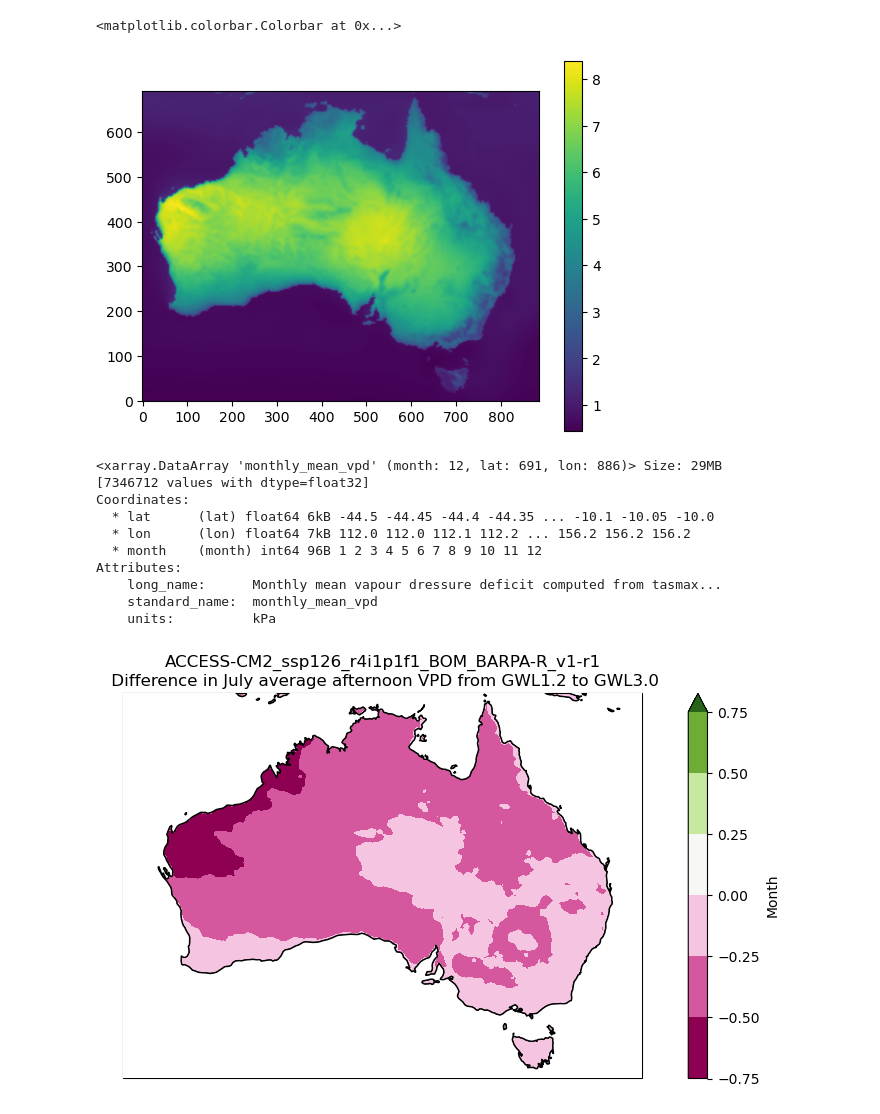
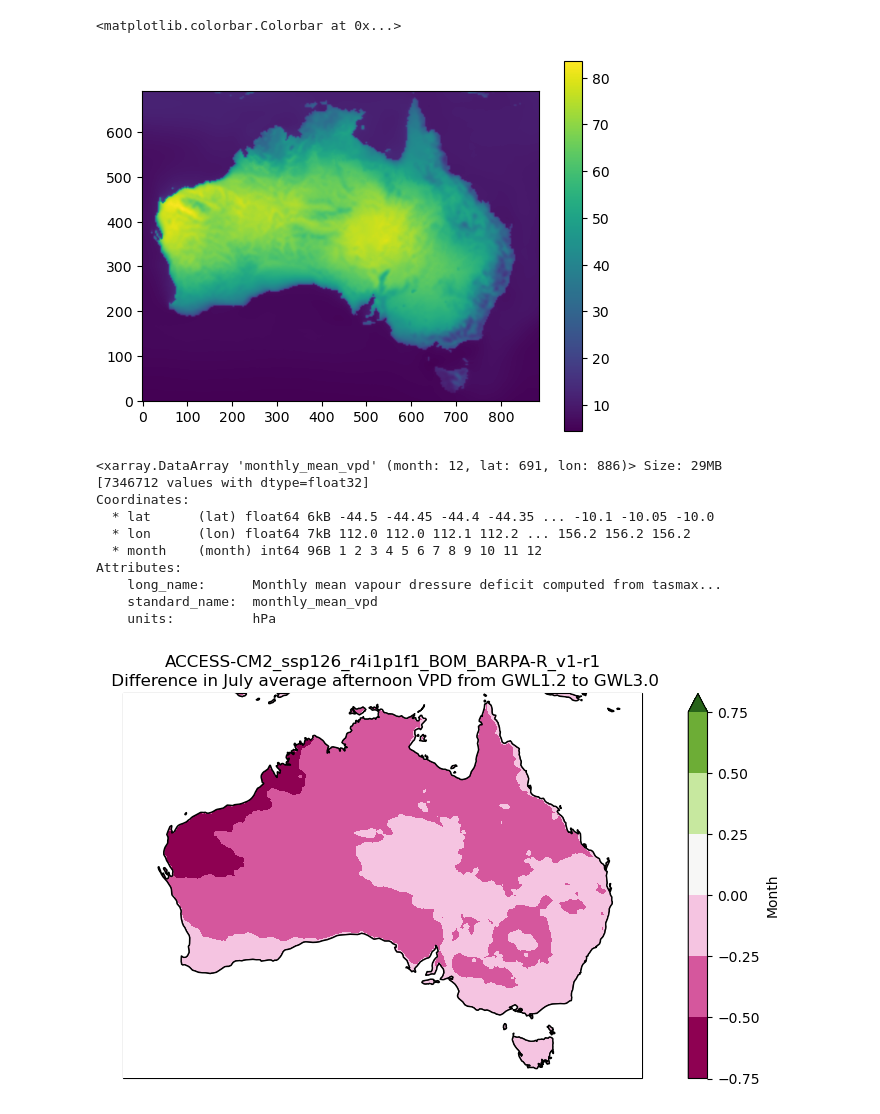
Before and after one commit to nb-bom/VPD, a Jupyter notebook: testing vpd files.ipynb, the cells around one changed output. Cells and saved outputs as stored; diff of their text form; code cells hidden in the pictures.

```diff
--- a/testing vpd files.ipynb
+++ b/testing vpd files.ipynb
@@ -47,13 +47,13 @@ plt.colorbar()
 # %%
-mean_vpr_data = xr.open_dataset("/g/data/ia39/ncra/bushfire/vpd/monthly_mean/gwl2.0_monthly_mean_vpd_ACCESS-ESM1-5_ssp370_r6i1p1f1.nc")['monthly_mean_vpd']
+mean_vpd_data = xr.open_dataset("/g/data/ia39/ncra/bushfire/vpd/monthly_mean/gwl2.0_monthly_mean_vpd_ACCESS-ESM1-5_ssp370_r6i1p1f1.nc")['monthly_mean_vpd']
 # %%
-plt.imshow(mean_vpr_data[0], origin='lower')
+plt.imshow(mean_vpd_data[0], origin='lower')
 plt.colorbar()
 # %% [output]
 <matplotlib.colorbar.Colorbar at 0x...>
-[figure, old version]
+[figure, new version]
 # %%
-mean_vpr_data
+mean_vpd_data
 # %% [output]
 <xarray.DataArray 'monthly_mean_vpd' (month: 12, lat: 691, lon: 886)> Size: 29MB
 [7346712 values with dtype=float32]
@@ -64,7 +64,7 @@ Coordinates:
 Attributes:
     long_name:      Monthly mean vapour dressure deficit computed from tasmax...
     standard_name:  monthly_mean_vpd
-    units:          kPa
+    units:          hPa
 # %%
 gwl30_mean_vpr_data = xr.open_dataset("/g/data/ia39/ncra/bushfire/vpd/monthly_mean/gwl3.0_monthly_mean_vpd_ACCESS-ESM1-5_ssp370_r6i1p1f1.nc")['monthly_mean_vpd']
 gwl20_mean_vpr_data = xr.open_dataset("/g/data/ia39/ncra/bushfire/vpd/monthly_mean/gwl2.0_monthly_mean_vpd_ACCESS-ESM1-5_ssp370_r6i1p1f1.nc")['monthly_mean_vpd']
```
Also changed, not shown: parts of 4 cells of this notebook, 1 other file.
